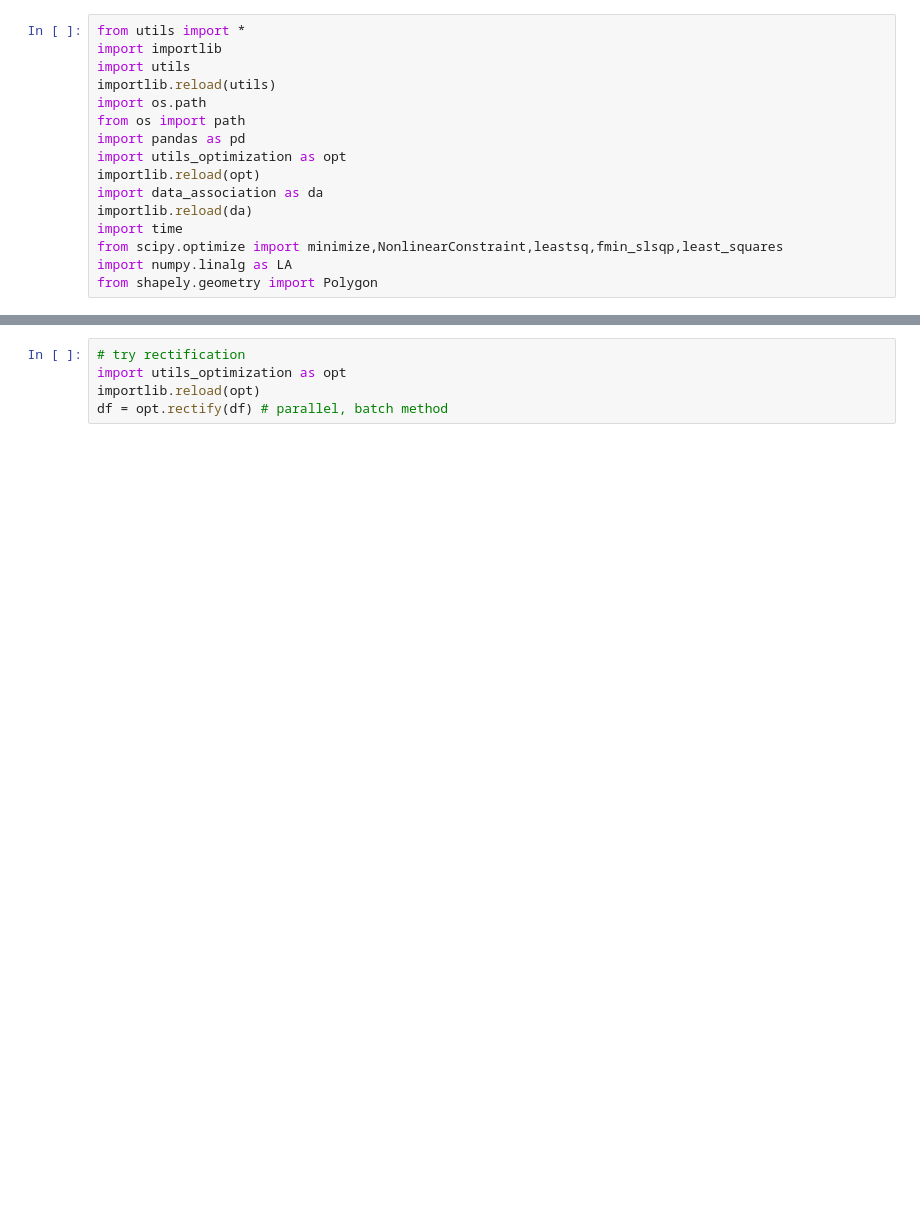
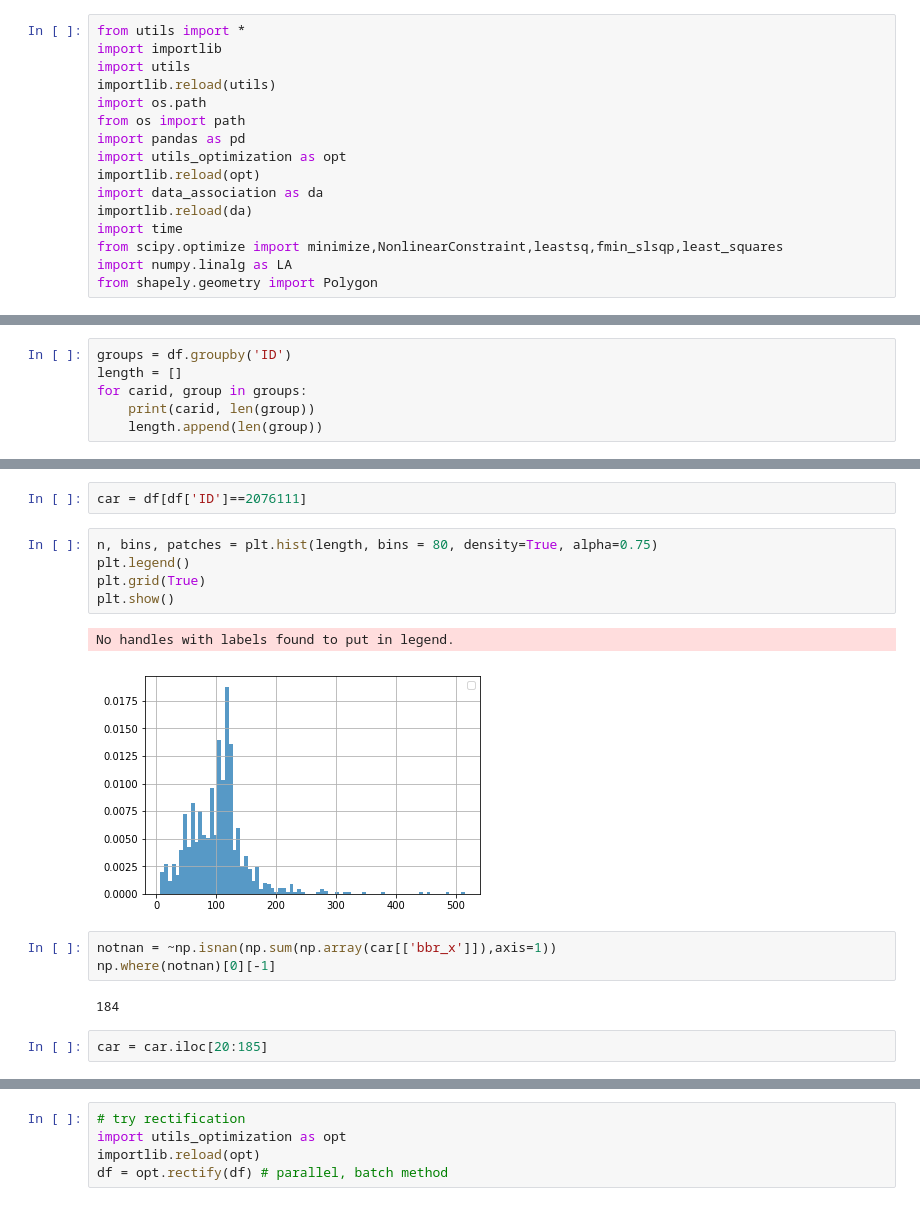
Before and after one commit to yanb514/I24-postprocessing, a Jupyter notebook: I24_data_association.ipynb, the cells around one changed output, grey strips where cells are left out. Drawn from its saved outputs; the diff is of its cells as text; blank space fills up the shorter version.

```diff
--- a/I24_data_association.ipynb
+++ b/I24_data_association.ipynb
@@ -37,0 +93,6 @@ df = utils.preprocess(file_path, tform_path, skip_row = 0)
+# %%
+groups = df.groupby('ID')
+length = []
+for carid, group in groups:
+    print(carid, len(group))
+    length.append(len(group))
@@ -37,0 +117,17 @@ df = utils.preprocess(file_path, tform_path, skip_row = 0)
+# %%
+car = df[df['ID']==2076111]
+# %%
+n, bins, patches = plt.hist(length, bins = 80, density=True, alpha=0.75)
+plt.legend()
+plt.grid(True)
+plt.show()
+# %% [output]
+No handles with labels found to put in legend.
+[figure, added]
+# %%
+notnan = ~np.isnan(np.sum(np.array(car[['bbr_x']]),axis=1))
+np.where(notnan)[0][-1]
+# %% [output]
+184
+# %%
+car = car.iloc[20:185]
```
Also changed, not shown: parts of 8 cells of this notebook, 1 other file.
